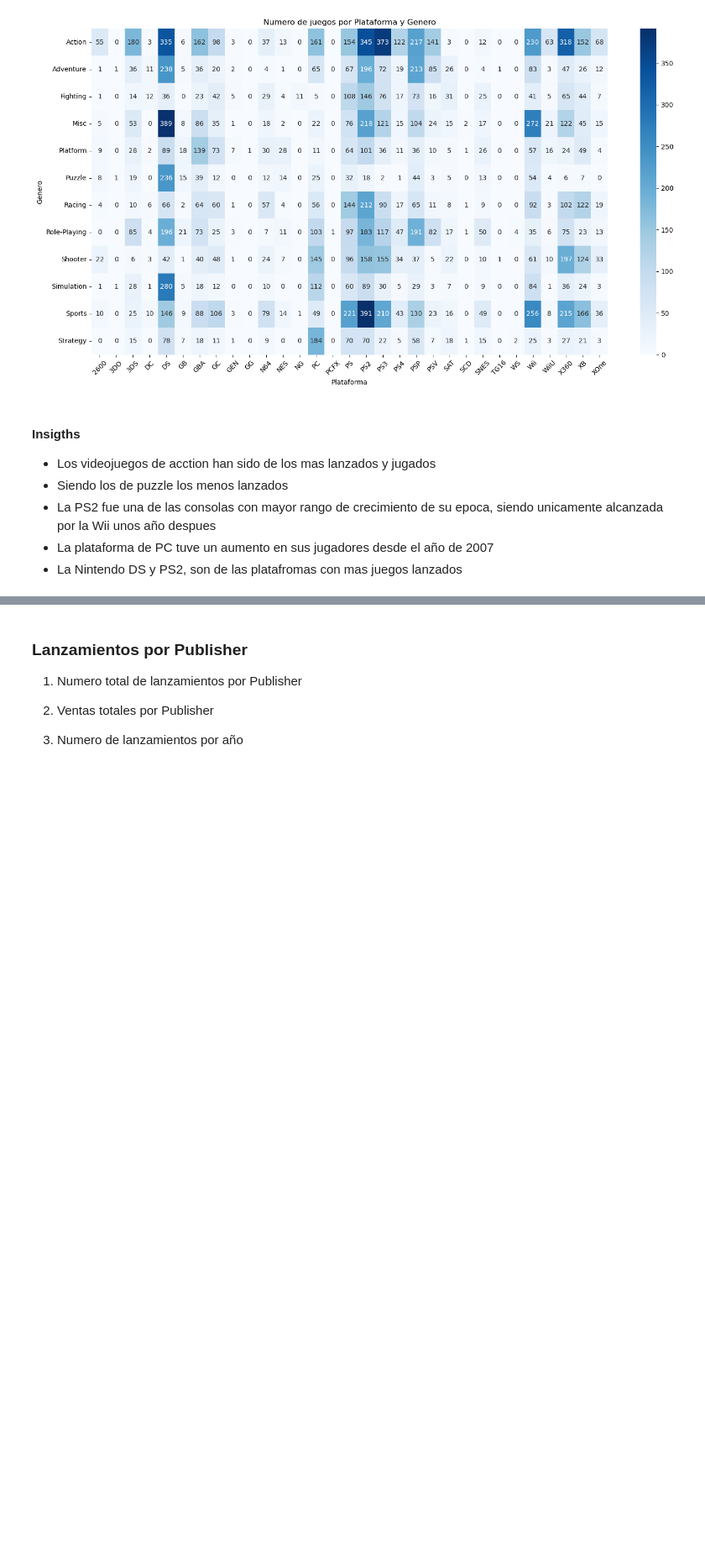
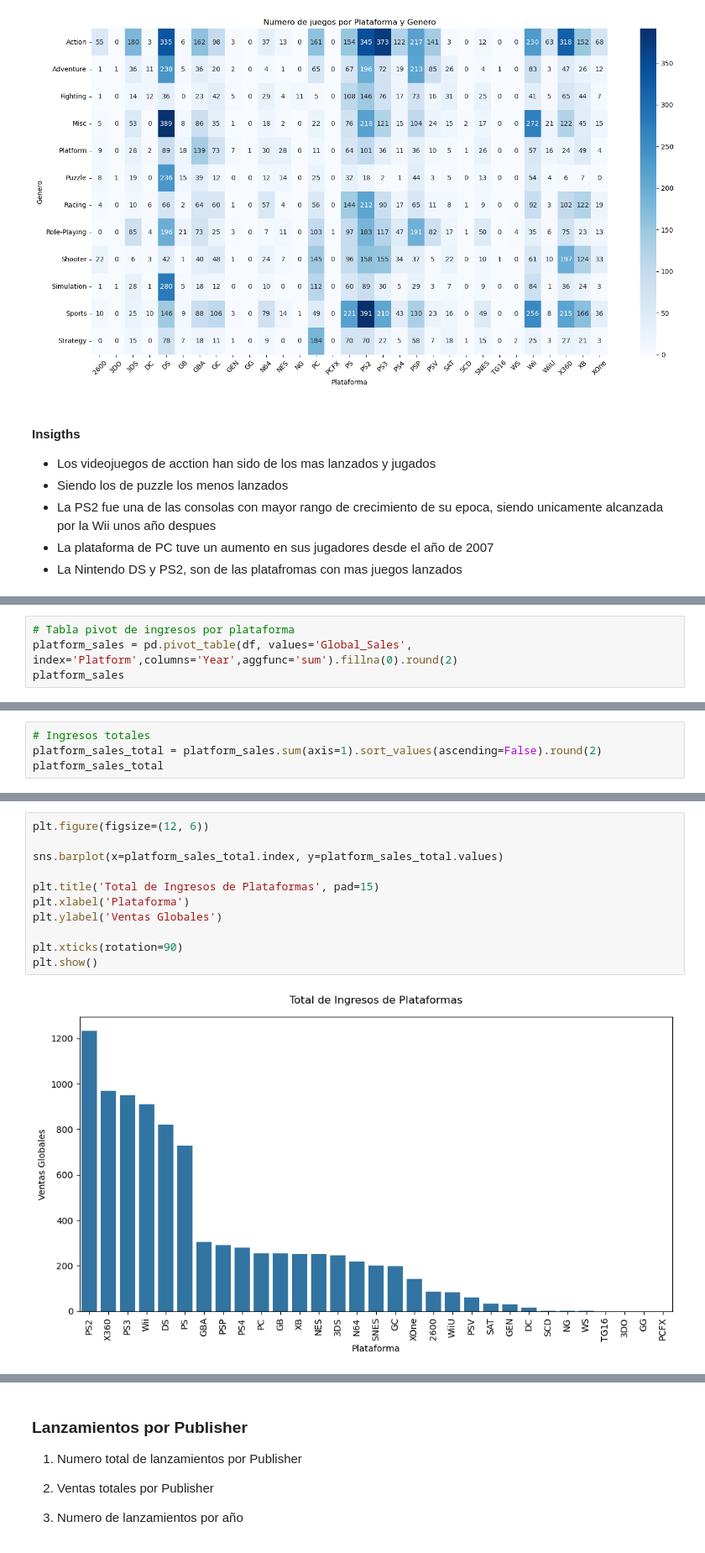
Before and after one commit to BryanHs20/Python-para-Data-Analyst, a Jupyter notebook: Tareas-Proyectos/Tarea M33-AD – Bryan Hernandez Solis.ipynb, the cells around one changed output, grey strips where cells are left out. Shown at 84% size. Drawn from its saved outputs; the diff is of its cells as text; blank space fills up the shorter version.

```diff
--- a/Tareas-Proyectos/Tarea M33-AD – Bryan Hernandez Solis.ipynb
+++ b/Tareas-Proyectos/Tarea M33-AD – Bryan Hernandez Solis.ipynb
@@ -465,0 +537,4 @@ plt.tight_layout()
+# %%
+# Tabla pivot de ingresos por plataforma
+platform_sales = pd.pivot_table(df, values='Global_Sales', index='Platform',columns='Year',aggfunc='sum').fillna(0).round(2)
+platform_sales
@@ -465,0 +561,4 @@ plt.tight_layout()
+# %%
+# Ingresos totales
+platform_sales_total = platform_sales.sum(axis=1).sort_values(ascending=False).round(2)
+platform_sales_total
@@ -465,0 +583,13 @@ plt.tight_layout()
+# %%
+plt.figure(figsize=(12, 6))
+
+sns.barplot(x=platform_sales_total.index, y=platform_sales_total.values)
+
+plt.title('Total de Ingresos de Plataformas', pad=15)
+plt.xlabel('Plataforma')
+plt.ylabel('Ventas Globales')
+
+plt.xticks(rotation=90)
+plt.show()
+# %% [output]
+[figure, added]
```
Also changed, not shown: parts of 75 cells of this notebook.
